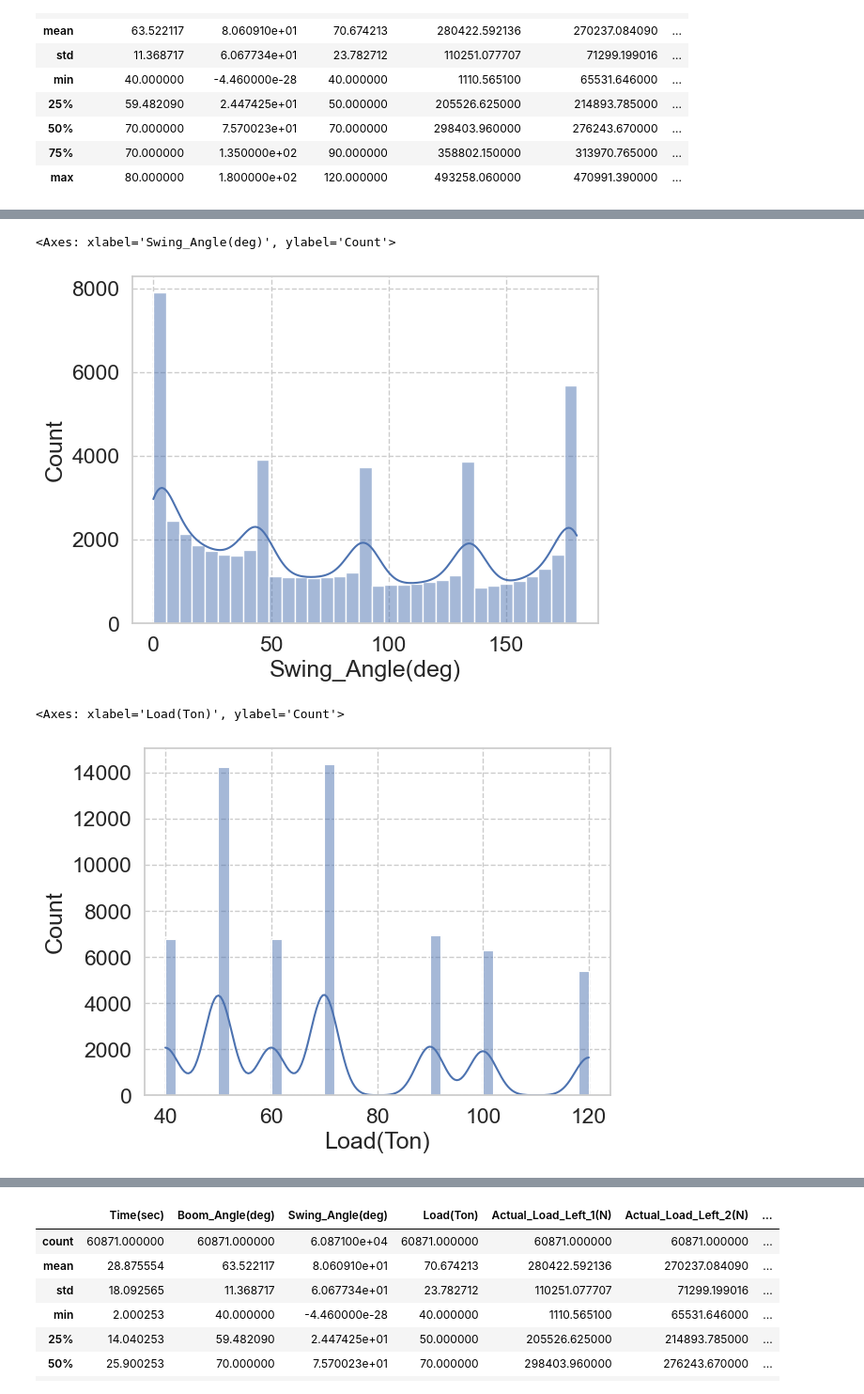
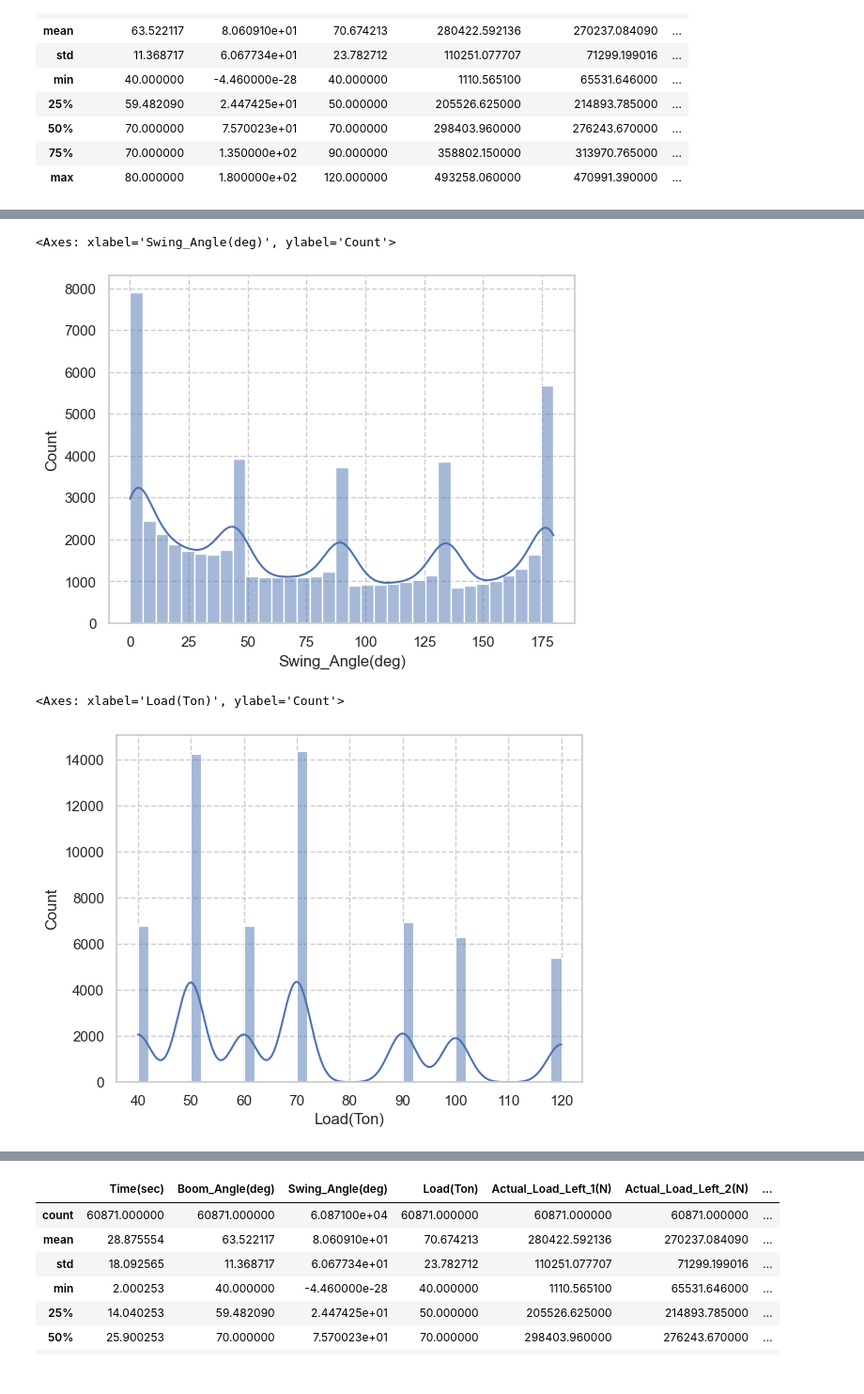
Before and after one commit to jinbeomjeong/estimate_crawler_crane_ground_pressure, a Jupyter notebook: train_ground_pressure_est_model_xgboost_based_RecurDyn.ipynb, the cells around one changed output, grey strips where cells are left out. Shown at 94% size. Cells and saved outputs as stored; diff of their text form; code cells hidden in the pictures.

```diff
--- a/train_ground_pressure_est_model_xgboost_based_RecurDyn.ipynb
+++ b/train_ground_pressure_est_model_xgboost_based_RecurDyn.ipynb
@@ -123,7 +138,7 @@ raw_dataset_fix = raw_dataset.copy()
 
 raw_dataset_fix = raw_dataset_fix[raw_dataset_fix['Time(sec)'] > 2.0]
 
-for target_name in target_names:
+for target_name in data_target_names:
     raw_dataset_fix = raw_dataset_fix[raw_dataset_fix[target_name] > 1000]
 
 raw_dataset_fix['Boom_Angle(deg)'] = raw_dataset_fix['Boom_Angle(deg)']+70
@@ -160,4 +168,4 @@ raw_dataset_fix
 # %%
-feature_data = raw_dataset_fix[feature_names]
-target_data = raw_dataset_fix[target_names]
+feature_data = raw_dataset_fix[data_feature_names]
+target_data = raw_dataset_fix[data_target_names]
 # %%
@@ -206,7 +200,7 @@ dataset.describe()
 | 75% | 70.000000 | 1.350000e+02 | 90.000000 | 358802.150000 | 313970.765000 | ... |
 | max | 80.000000 | 1.800000e+02 | 120.000000 | 493258.060000 | 470991.390000 | ... |
 # %%
-sns.set(font_scale=1.5)
+sns.set(font_scale=1.0)
 sns.set_style("whitegrid", {'grid.linestyle': '--'})
 sns.histplot(dataset['Boom_Angle(deg)'], kde='True')
 # %% [output]
@@ -215,15 +209,15 @@ sns.histplot(dataset['Boom_Angle(deg)'], kde='True')
 # %%
-sns.set(font_scale=1.5)
+sns.set(font_scale=1.0)
 sns.set_style("whitegrid", {'grid.linestyle': '--'})
 sns.histplot(dataset['Swing_Angle(deg)'], kde='True')
 # %% [output]
 <Axes: xlabel='Swing_Angle(deg)', ylabel='Count'>
-[figure, old version]
+[figure, new version]
 # %%
-sns.set(font_scale=1.5)
+sns.set(font_scale=1.0)
 sns.set_style("whitegrid", {'grid.linestyle': '--'})
 sns.histplot(dataset['Load(Ton)'], kde='True')
 # %% [output]
 <Axes: xlabel='Load(Ton)', ylabel='Count'>
-[figure, old version]
+[figure, new version]
 # %%
```
Also changed, not shown: parts of 31 cells of this notebook, 10 other files.
